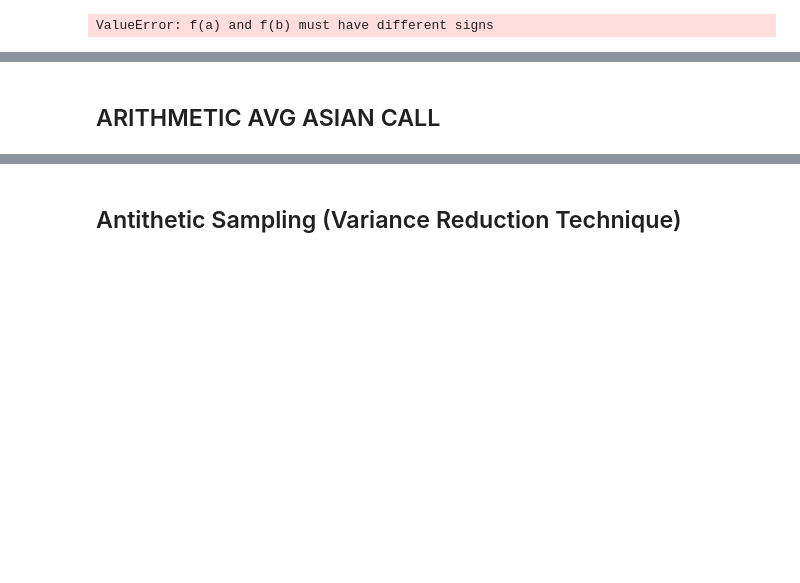
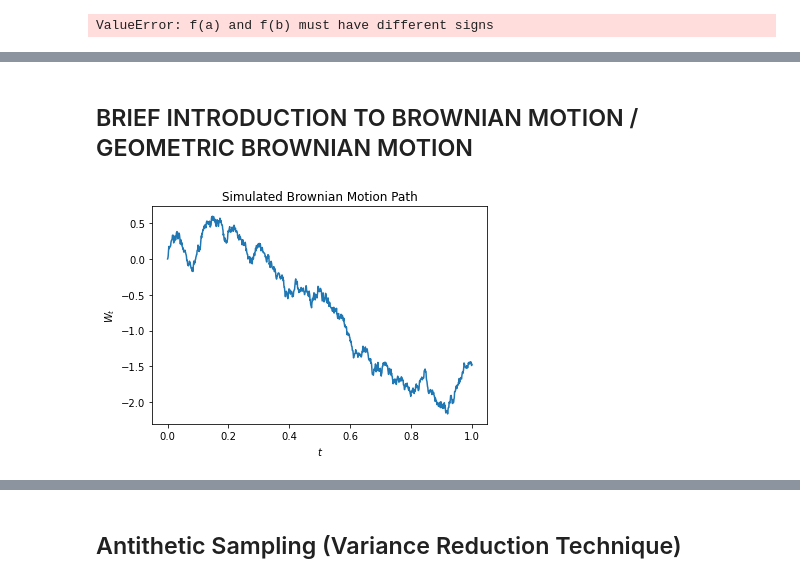
Before and after one commit to Jspano95/Derivatives_Pricing_Models, a Jupyter notebook: MC_Derivative_pricer.ipynb, the cells around one changed output, grey strips where cells are left out. Saved outputs shown, nothing was run; the diff lists cells and outputs as text; code cells hidden in the pictures; blank space fills up the shorter version.

```diff
--- a/MC_Derivative_pricer.ipynb
+++ b/MC_Derivative_pricer.ipynb
@@ -224,0 +276,2 @@ ValueError: f(a) and f(b) must have different signs
+# %% [markdown]
+## BRIEF INTRODUCTION TO BROWNIAN MOTION / GEOMETRIC BROWNIAN MOTION
@@ -236,5 +291,14 @@ def bmsim(T, N, X0=0, mu=0, sigma=1):
     X = np.cumsum(dX)
     X += X0
     return tvec, X
+# %%
+np.random.seed(0)
+tvec, W = bmsim(1, 1000)
+W = pd.Series(W, index=tvec)
+W.plot()
+plt.title('Simulated Brownian Motion Path')
+plt.xlabel("$t$"); plt.ylabel("$W_t$");
+# %% [output]
+[figure, added]
 # %%
 def gbmsim(T, N, S0=1, mu=0, sigma=1):
@@ -249,3 +327 @@ def gbmsim(T, N, S0=1, mu=0, sigma=1):
     return tvec, S
-# %% [markdown]
-## ARITHMETIC AVG ASIAN CALL
```
Also changed, not shown: parts of 14 cells of this notebook.
